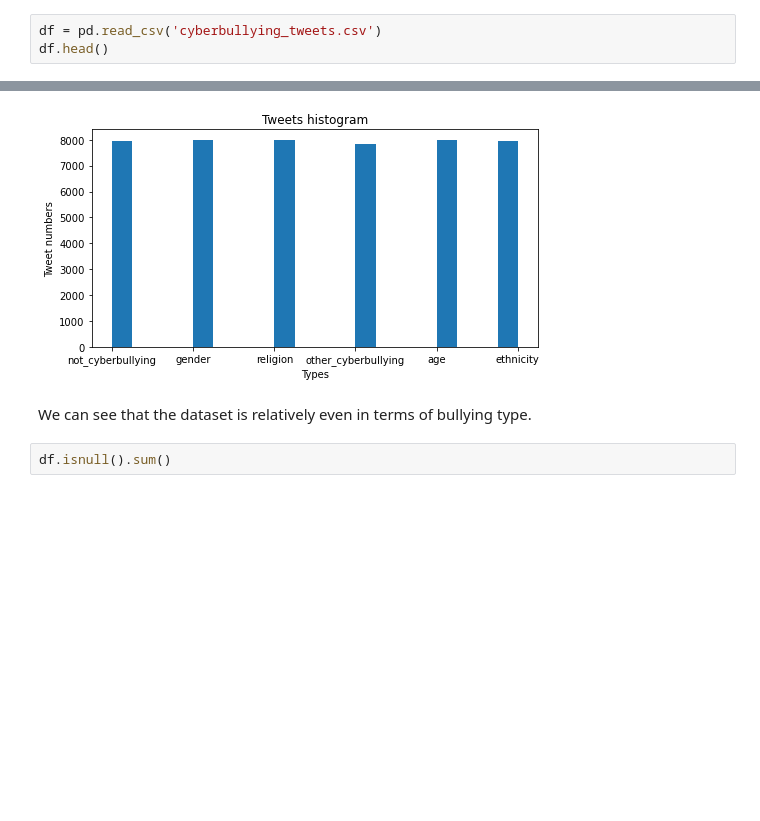
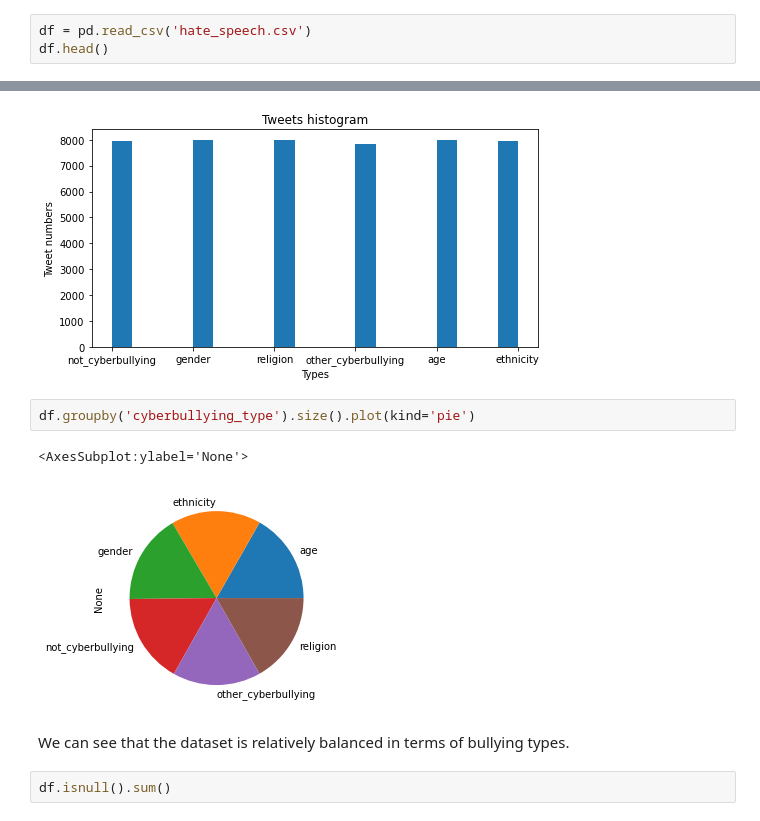
Before and after one commit to abdicodes/text-cassification, a Jupyter notebook: Hate speech detection.ipynb, the cells around one changed output, grey strips where cells are left out. Drawn from its saved outputs; the diff is of its cells as text; blank space fills up the shorter version.

```diff
--- a/Hate speech detection.ipynb
+++ b/Hate speech detection.ipynb
@@ -30,7 +77,7 @@ from sklearn.linear_model import LogisticRegression
 
 pd.options.display.max_colwidth = 300 # to display full tweets as each tweet is of 280 chars
 # %%
-df = pd.read_csv('cyberbullying_tweets.csv')
+df = pd.read_csv('hate_speech.csv')
 df.head()
 # %% [output]
 |  | tweet_text | cyberbullying_type |
@@ -51,8 +98,13 @@ plt.xlabel("Types")
 plt.show()
 # %% [output]
 [figure]
+# %%
+df.groupby('cyberbullying_type').size().plot(kind='pie')
+# %% [output]
+<AxesSubplot:ylabel='None'>
+[figure, added]
 # %% [markdown]
-We can see that the dataset is relatively even in terms of bullying type.
+We can see that the dataset is relatively balanced in terms of bullying types.
 # %%
 df.isnull().sum()
 # %% [output]
```
Also changed, not shown: parts of 58 cells of this notebook.
